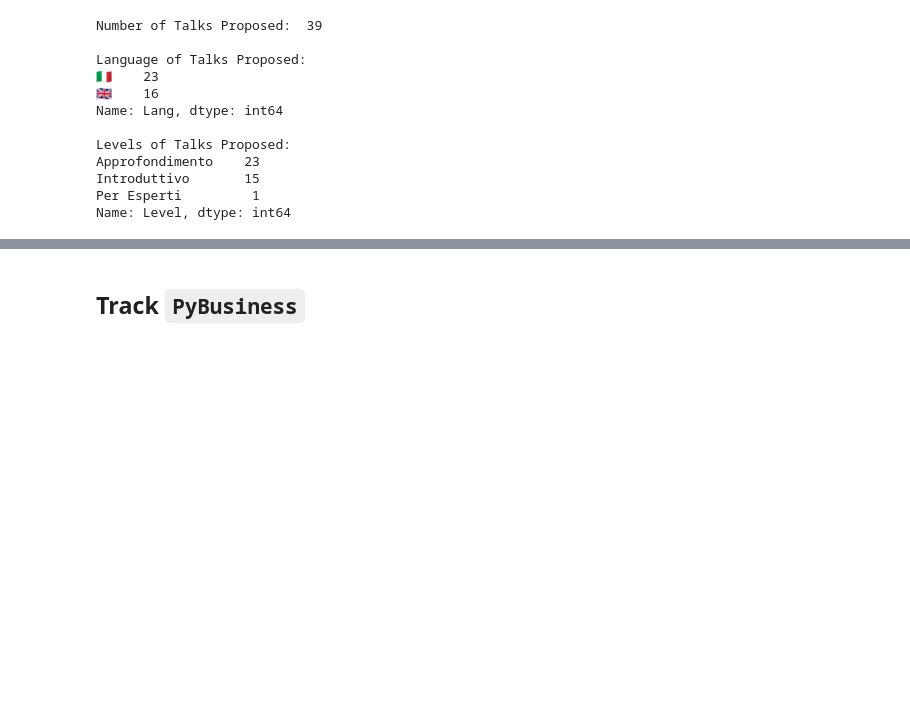
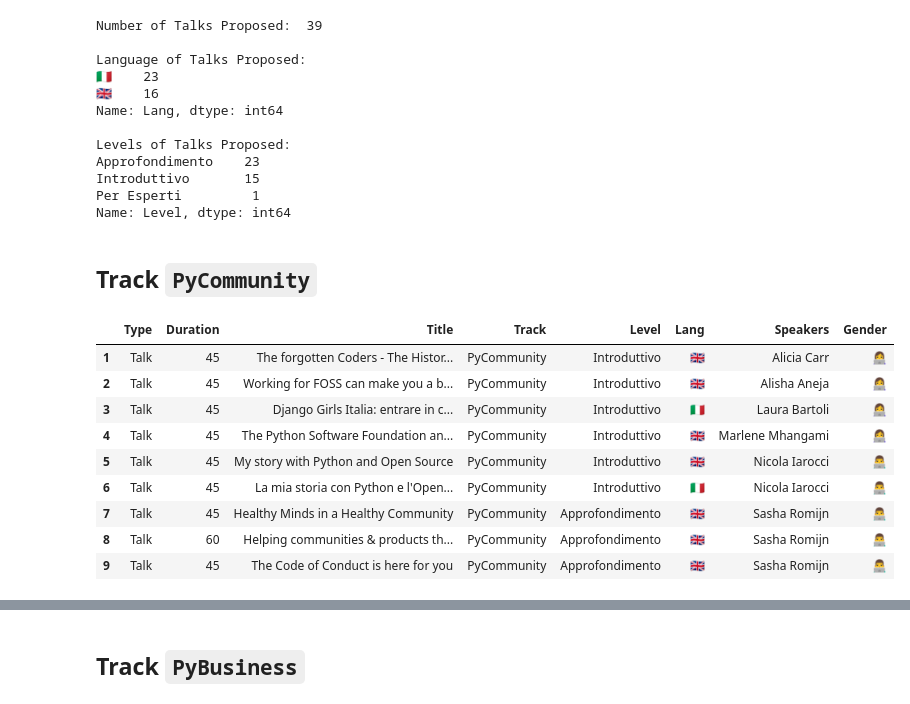
Before and after one commit to ernestoarbitrio/pyconit-community-voting, a Jupyter notebook: Conference Talks Rankings.ipynb, the cells around one changed output, grey strips where cells are left out. Drawn from its saved outputs; the diff is of its cells as text; code cells hidden in the pictures; blank space fills up the shorter version.

```diff
--- a/Conference Talks Rankings.ipynb
+++ b/Conference Talks Rankings.ipynb
@@ -258,3 +258,21 @@ Approfondimento    23
 Introduttivo       15
 Per Esperti         1
 Name: Level, dtype: int64
+# %% [markdown]
+<a name="pycommunity"></a>
+## Track `PyCommunity`
+# %%
+pycommunity = talks[talks['Track'].values == 'PyCommunity']
+pycommunity.index = np.arange(1, pycommunity.index.size+1)
+pycommunity
+# %% [output]
+|  | Type | Duration | Title | Track | Level | Lang | Speakers | Gender |
+| 1 | Talk | 45 | The forgotten Coders - The Histor... | PyCommunity | Introduttivo | 🇬🇧 | Alicia Carr | 👩‍💻 |
+| 2 | Talk | 45 | Working for FOSS can make you a b... | PyCommunity | Introduttivo | 🇬🇧 | Alisha Aneja | 👩‍💻 |
+| 3 | Talk | 45 | Django Girls Italia: entrare in c... | PyCommunity | Introduttivo | 🇮🇹 | Laura Bartoli | 👩‍💻 |
+| 4 | Talk | 45 | The Python Software Foundation an... | PyCommunity | Introduttivo | 🇬🇧 | Marlene Mhangami | 👩‍💻 |
+| 5 | Talk | 45 | My story with Python and Open Source | PyCommunity | Introduttivo | 🇬🇧 | Nicola Iarocci | 👨‍💻 |
+| 6 | Talk | 45 | La mia storia con Python e l'Open... | PyCommunity | Introduttivo | 🇮🇹 | Nicola Iarocci | 👨‍💻 |
+| 7 | Talk | 45 | Healthy Minds in a Healthy Community | PyCommunity | Approfondimento | 🇬🇧 | Sasha Romijn | 👨‍💻 |
+| 8 | Talk | 60 | Helping communities & products th... | PyCommunity | Approfondimento | 🇬🇧 | Sasha Romijn | 👨‍💻 |
+| 9 | Talk | 45 | The Code of Conduct is here for you | PyCommunity | Approfondimento | 🇬🇧 | Sasha Romijn | 👨‍💻 |
```
Also changed, not shown: parts of 4 cells of this notebook, 5 other files.
